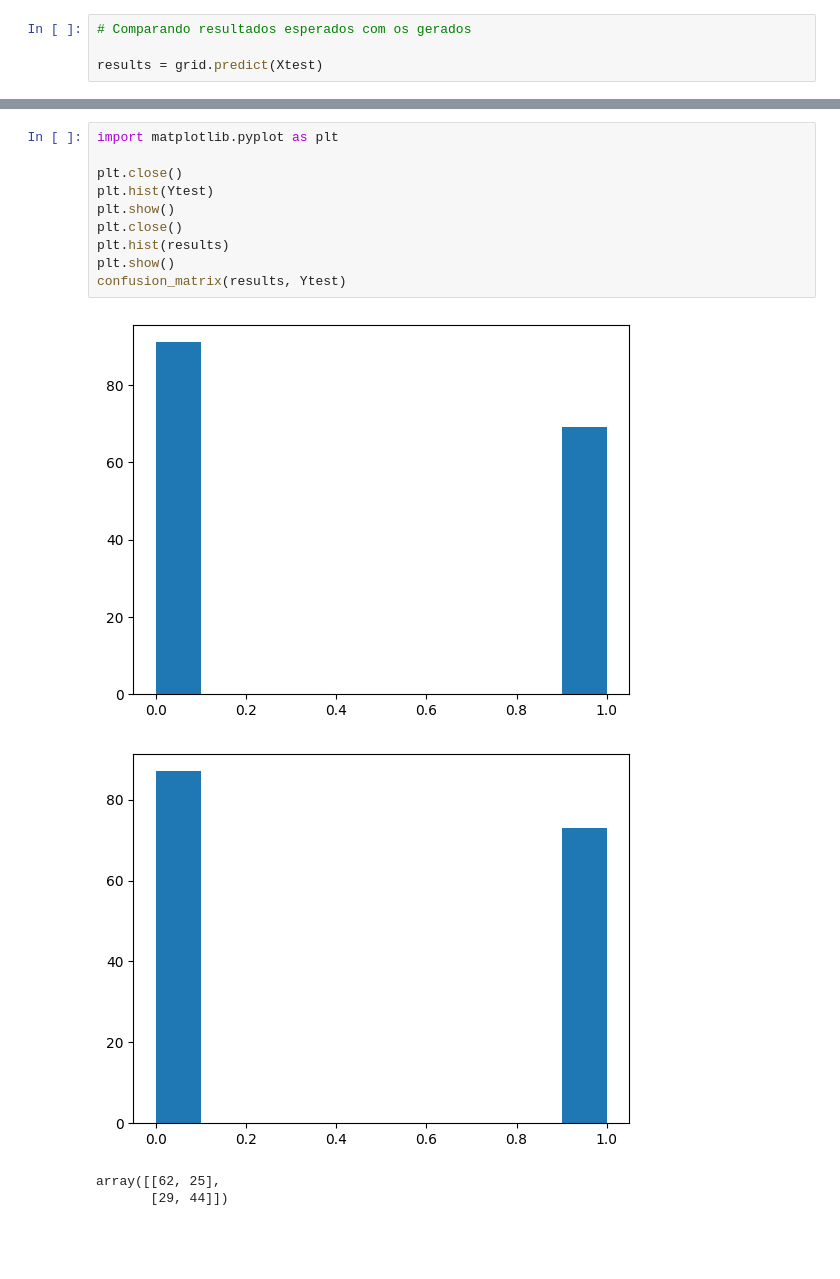
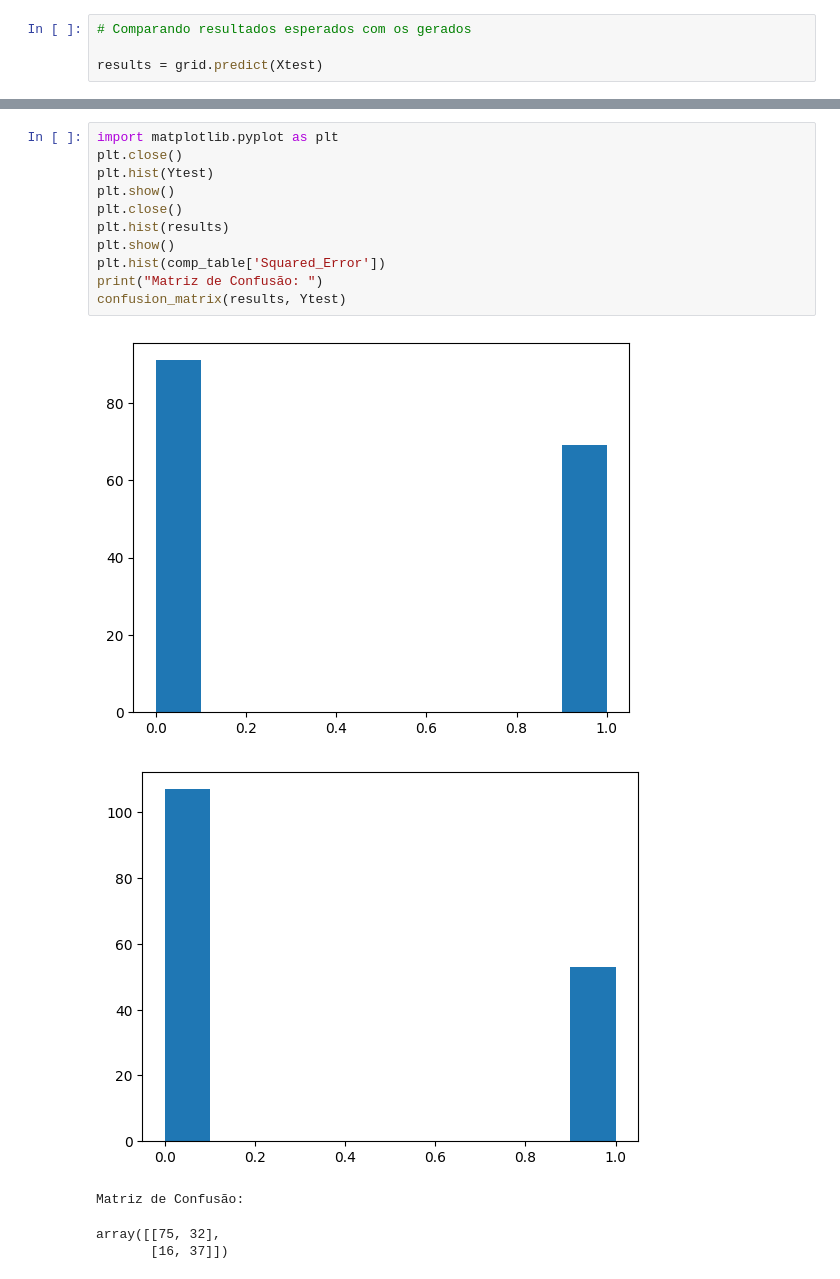
Before and after one commit to rhavyyz/ic_MLP, a Jupyter notebook: main.ipynb, the cells around one changed output, grey strips where cells are left out. Saved outputs shown, nothing was run; the diff lists cells and outputs as text; blank space fills up the shorter version.

```diff
--- a/main.ipynb
+++ b/main.ipynb
@@ -270,15 +293,17 @@ Accuracy: 66.25%
 # %%
 import matplotlib.pyplot as plt
-
 plt.close()
 plt.hist(Ytest)
 plt.show()
 plt.close()
 plt.hist(results)
 plt.show()
+plt.hist(comp_table['Squared_Error'])
+print("Matriz de Confusão: ")
 confusion_matrix(results, Ytest)
 # %% [output]
 [figure]
-[figure, old version]
+[figure, new version]
-array([[62, 25],
-       [29, 44]])
+Matriz de Confusão:
+array([[75, 32],
+       [16, 37]])
```
Also changed, not shown: parts of 10 cells of this notebook.
